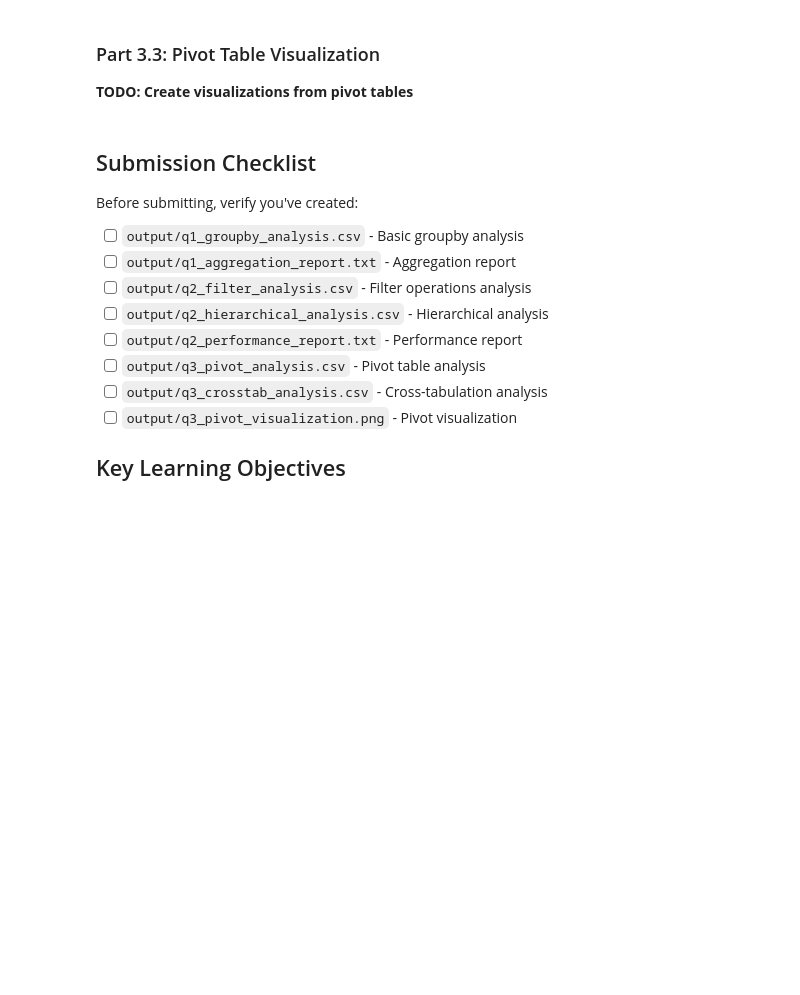
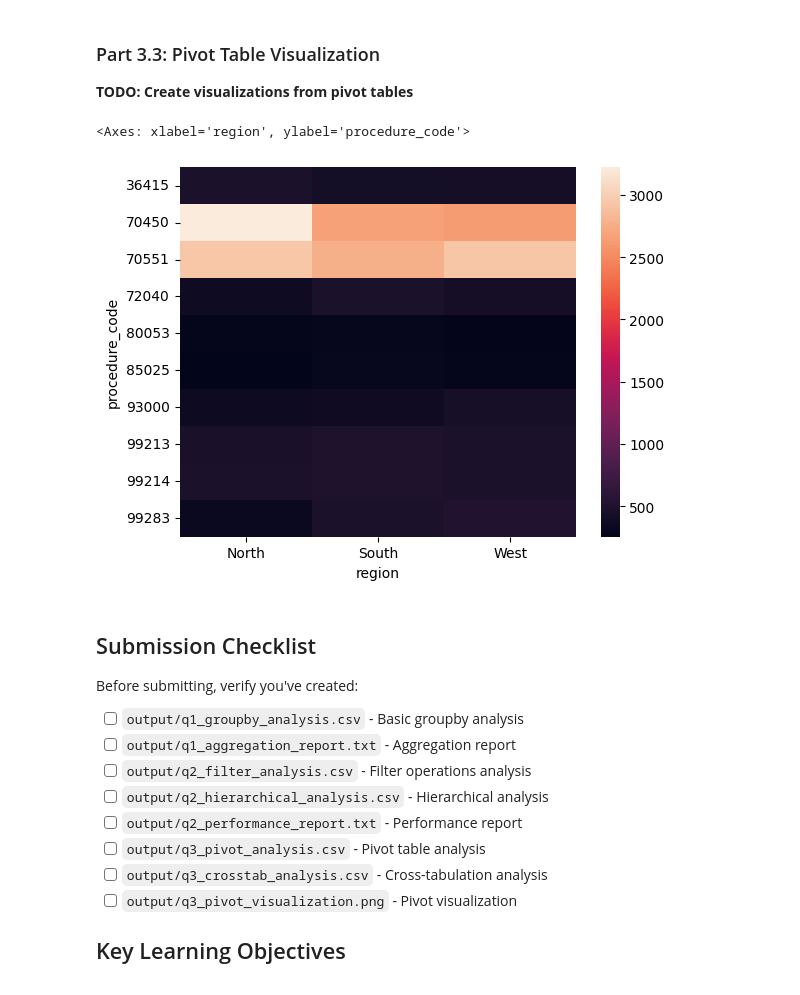
Before and after one commit to UCSF-DataSci/ds217-08-group-filter-and-flow-echang14, a Jupyter notebook: assignment.ipynb, the cells around one changed output. Saved outputs shown, nothing was run; the diff lists cells and outputs as text; code cells hidden in the pictures; blank space fills up the shorter version.

```diff
--- a/assignment.ipynb
+++ b/assignment.ipynb
@@ -348,11 +390,15 @@ pivot_aggs.to_csv("output/q3_pivot_analysis.csv")
 **TODO: Create visualizations from pivot tables**
 # %%
 # TODO: Create heatmap from pivot table
+sns.heatmap(data = pivot)
 # TODO: Create bar chart from pivot table
 # TODO: Customize colors and styling
 # TODO: Add appropriate titles and labels
 
 # TODO: Save the plot as 'output/q3_pivot_visualization.png'
+# %% [output]
+<Axes: xlabel='region', ylabel='procedure_code'>
+[figure, added]
 # %% [markdown]
 ## Submission Checklist
 
```
Also changed, not shown: parts of 1 cell of this notebook, 2 other files.
